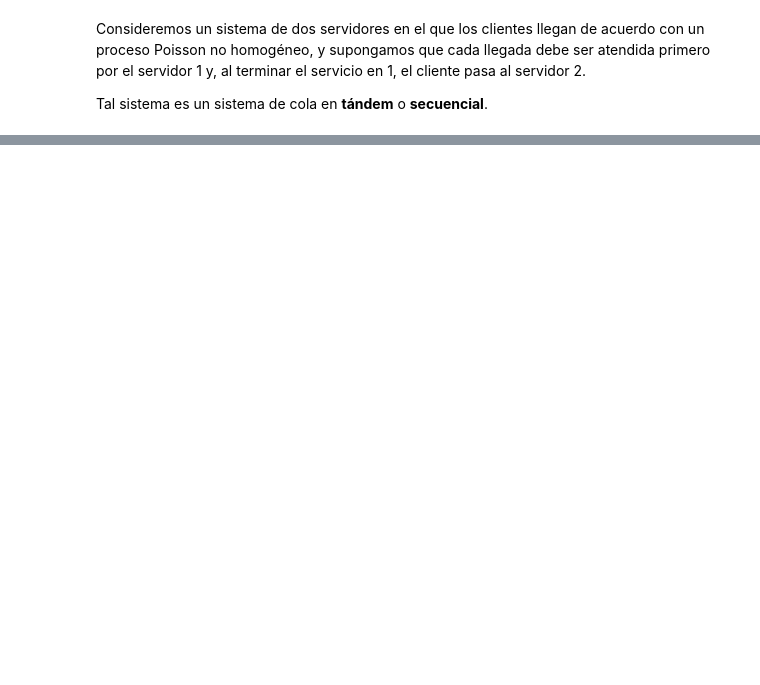
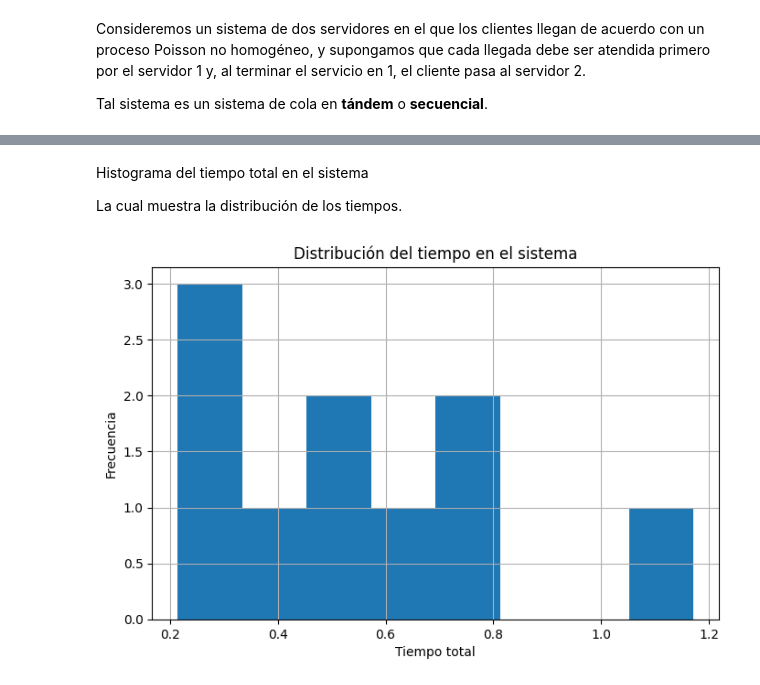
Before and after one commit to Annette-1/Ecuaciones_Diferenciales_Parciales, a Jupyter notebook: Linea_de_espera_dos_Servidores.ipynb, the cells around one changed output, grey strips where cells are left out. Drawn from its saved outputs; the diff is of its cells as text; code cells hidden in the pictures; blank space fills up the shorter version.

```diff
--- a/Linea_de_espera_dos_Servidores.ipynb
+++ b/Linea_de_espera_dos_Servidores.ipynb
@@ -510,0 +526,18 @@ Tiempo promedio en sistema: 0.5656187707299114
+# %% [markdown]
+Histograma del tiempo total en el sistema
+
+La cual muestra la distribución de los tiempos.
+# %%
+plt.figure(figsize=(8,5))
+
+plt.hist(list(T.values()),
+         bins=8)
+
+plt.xlabel('Tiempo total')
+plt.ylabel('Frecuencia')
+plt.title('Distribución del tiempo en el sistema')
+plt.grid(True)
+
+plt.show()
+# %% [output]
+[figure, added]
```
Also changed, not shown: parts of 72 cells of this notebook.
